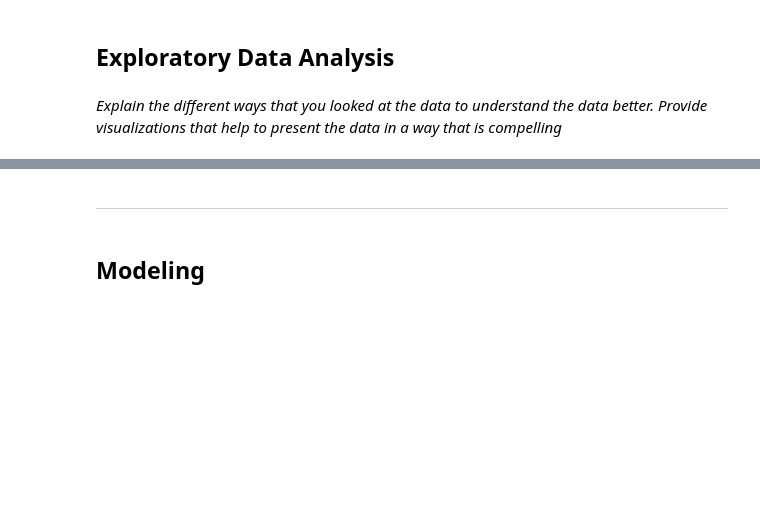
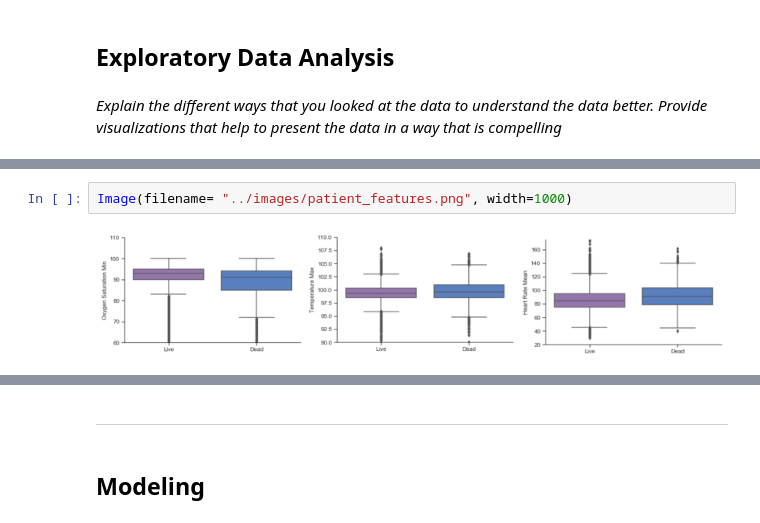
Before and after one commit to chriszhou0916/dsah_final, a Jupyter notebook: Process Book.ipynb, the cells around one changed output, grey strips where cells are left out. Saved outputs shown, nothing was run; the diff lists cells and outputs as text; blank space fills up the shorter version.

```diff
--- a/Process Book.ipynb
+++ b/Process Book.ipynb
@@ -102,0 +128,4 @@ _Explain the different ways that you looked at the data to understand the data b
+# %%
+Image(filename= "../images/patient_features.png", width=1000)
+# %% [output]
+[figure, added]
```
Also changed, not shown: parts of 18 cells of this notebook.
